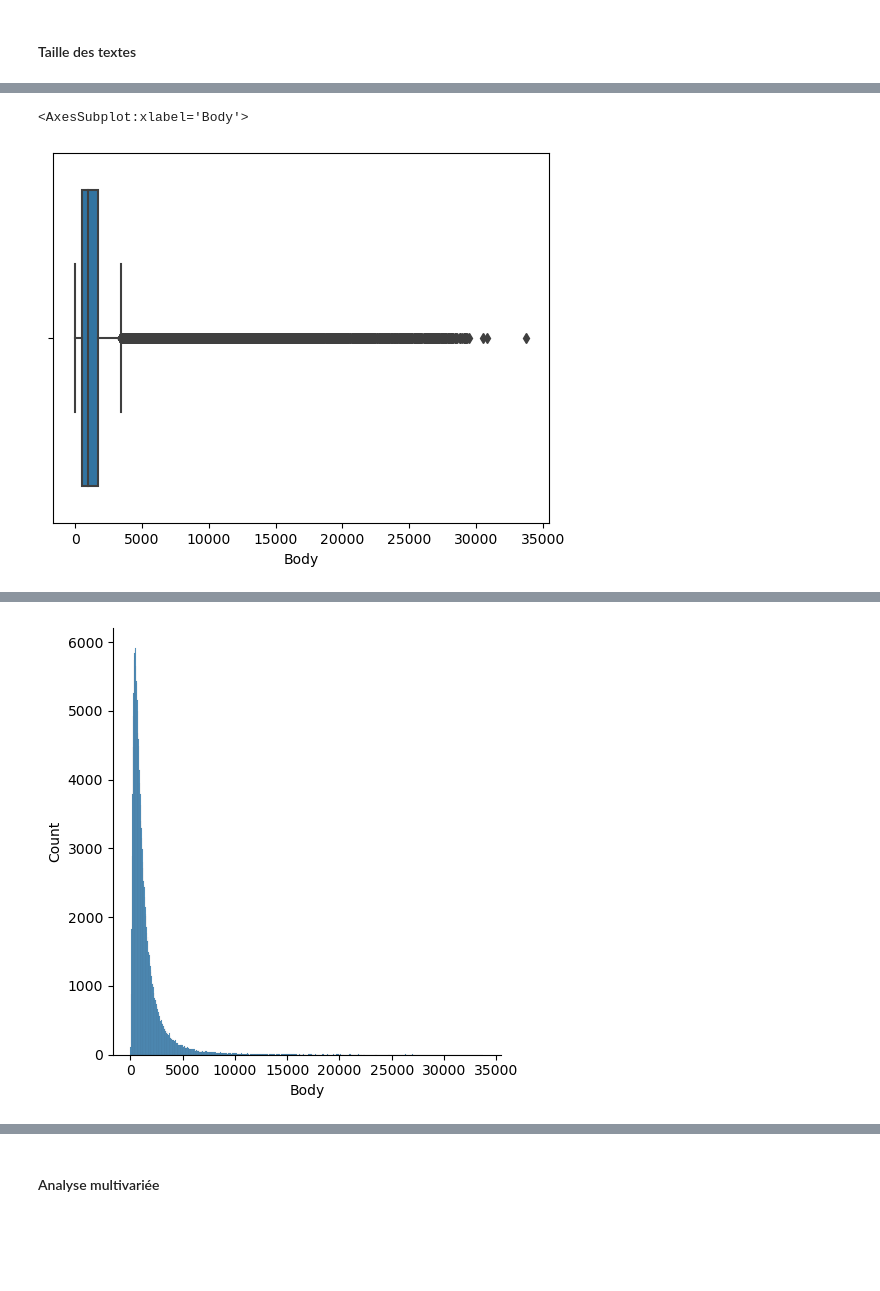
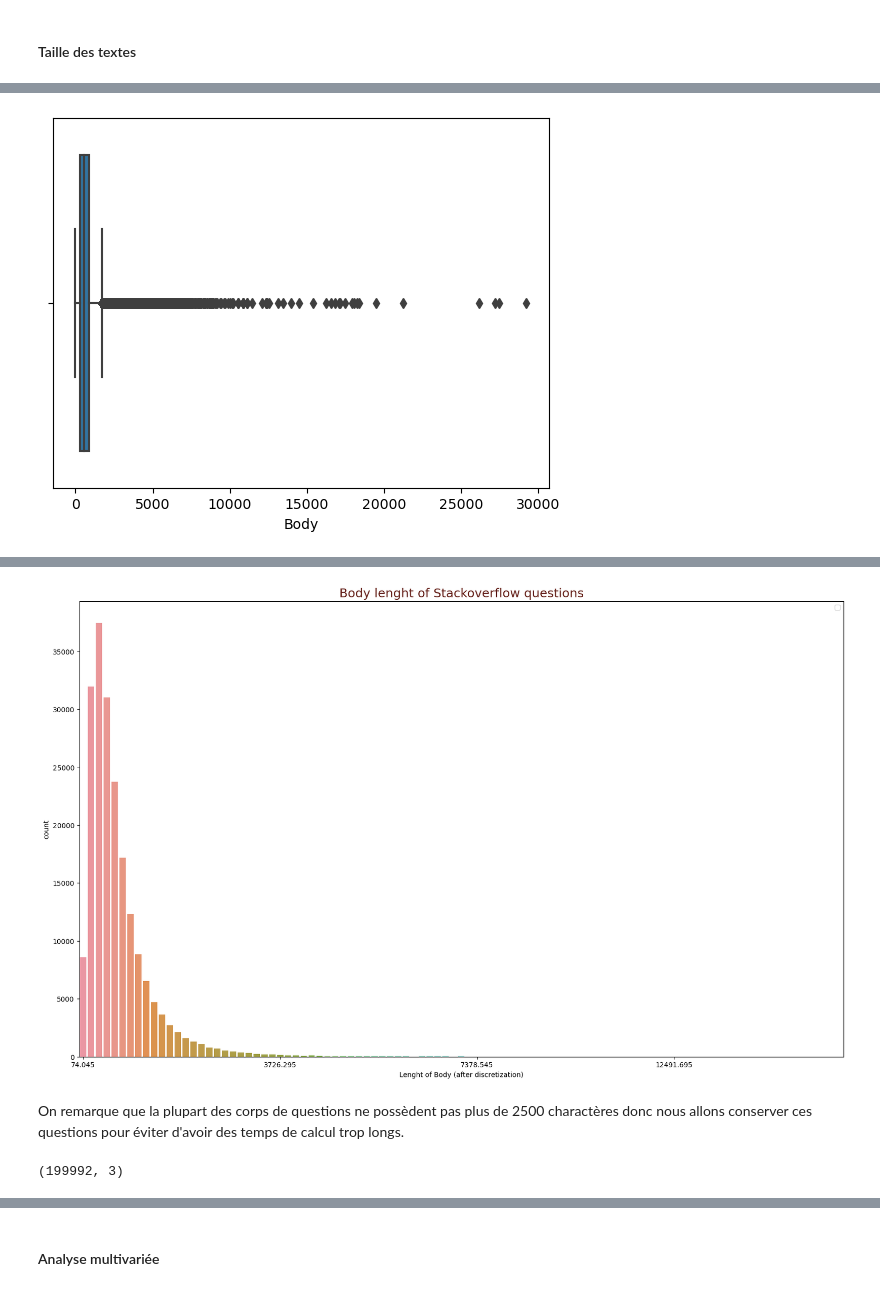
Before and after one commit to MathisKeberling/Projet_Classification_Auto_Questions-OC-, a Jupyter notebook: Exploration.ipynb, the cells around one changed output, grey strips where cells are left out. Saved outputs shown, nothing was run; the diff lists cells and outputs as text; code cells hidden in the pictures; blank space fills up the shorter version.

```diff
--- a/Exploration.ipynb
+++ b/Exploration.ipynb
@@ -344,0 +354,3 @@ data.Body[1]
+# %%
+# Supprimer le code dans le body, flags prend en compte egalement les sauts de ligne
+data['Body'] = data['Body'].apply(lambda x: re.sub('<code>.*?</code>', '', x, flags=re.DOTALL))
@@ -406,4 +410,0 @@ On travaille sur de l'apprentissage supervisé dans un premier temps donc on ne
-# %%
-cols = ['Title', 'Body']
-data = df_cleaned[cols]
-data.head()
@@ -440,6 +449,6 @@ sns.displot(tmp1)
 # %%
 tmp2 = data.Body.str.len()
 sns.boxplot(tmp2)
+plt.show()
 # %% [output]
-<AxesSubplot:xlabel='Body'>
-[figure, old version]
+[figure, new version]
@@ -446,3 +457,22 @@ sns.boxplot(tmp2)
+# %%
+# Discretizer for Body characters lenght
+X = pd.DataFrame(data.Body.str.len())
+
+# Sklearn discretizer with 200 bins
+discretizer = KBinsDiscretizer(n_bins=200,
+                               encode='ordinal',
+                               strategy='uniform')
+body_lenght = discretizer.fit_transform(X)
+body_lenght = discretizer.inverse_transform(body_lenght)
+body_lenght = pd.Series(body_lenght.reshape(-1))
 # %%
-sns.displot(tmp2)
+fig = plt.figure(figsize=(20, 12))
+ax = sns.countplot(x=body_lenght)
+start, end = ax.get_xlim()
+ax.xaxis.set_ticks(np.arange(0, end, 25))
+ax.set_xlabel("Lenght of Body (after discretization)")
+plt.title("Body lenght of Stackoverflow questions",
+          fontsize=18, color="#641E16")
+plt.legend()
+plt.show()
 # %% [output]
@@ -450 +480,7 @@ sns.displot(tmp2)
-[figure, old version]
+[figure, new version]
+# %% [markdown]
+On remarque que la plupart des corps de questions ne possèdent pas plus de 2500 charactères donc nous allons conserver ces questions pour éviter d'avoir des temps de calcul trop longs.
+# %%
+data.shape
+# %% [output]
+(199992, 3)
```
Also changed, not shown: parts of 244 cells of this notebook.
